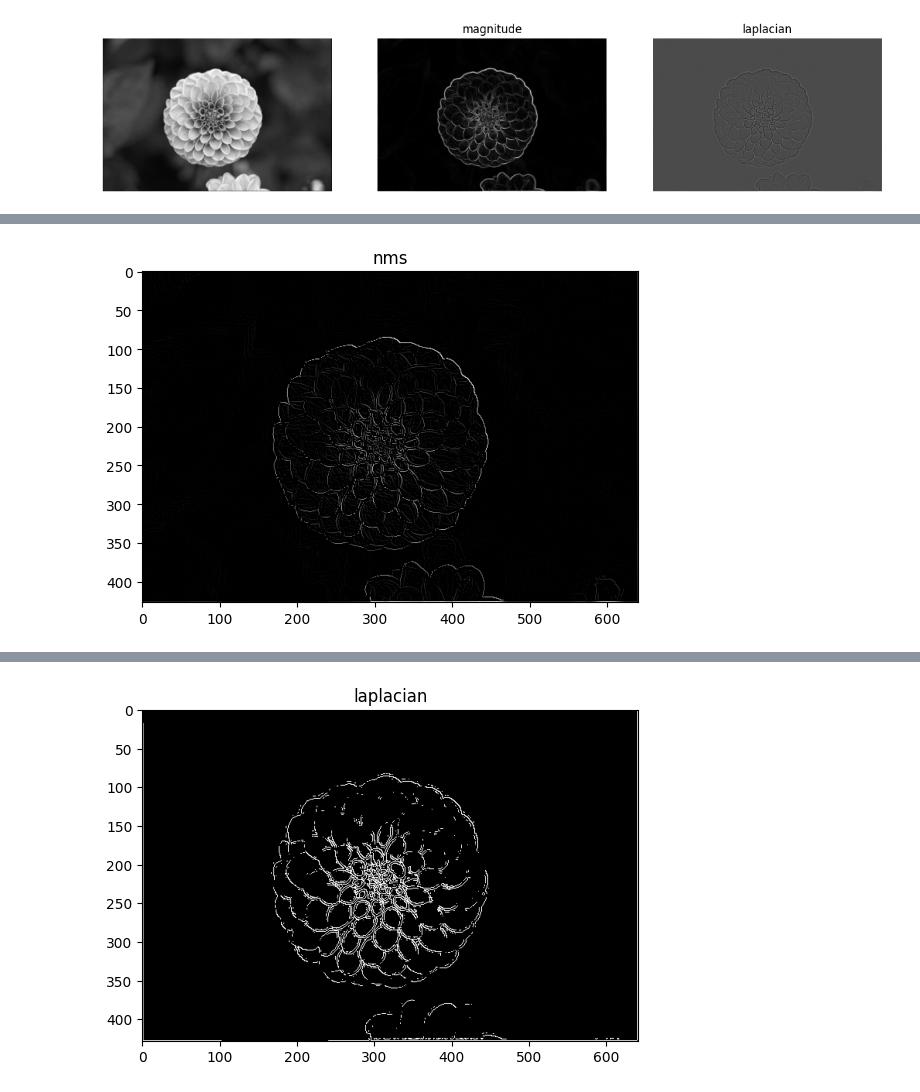
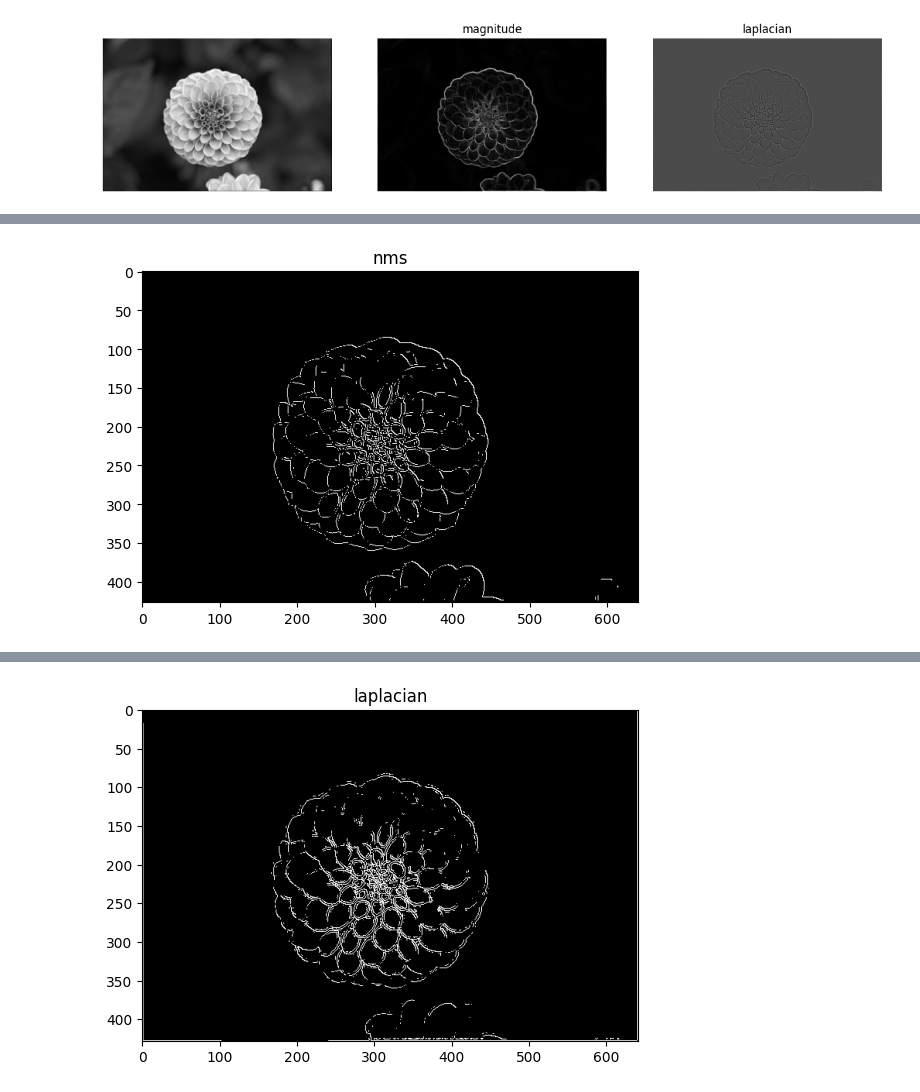
Before and after one commit to York-Citynew/edge_detection, a Jupyter notebook: edge_detection.ipynb, the cells around one changed output, grey strips where cells are left out. Drawn from its saved outputs; the diff is of its cells as text; code cells hidden in the pictures.

```diff
--- a/edge_detection.ipynb
+++ b/edge_detection.ipynb
@@ -85,3 +85,16 @@ ax3.imshow(laplacian, 'gray')
 # %% [output]
 <matplotlib.image.AxesImage at 0x...>
 [figure]
+# %%
+l, h = 50, 100
+edge_map = np.where(g_magnitude >= h, g_magnitude, 0)
+weak_edges = np.argwhere((h > g_magnitude) & (g_magnitude >= l))
+
+for i, j in weak_edges:
+    if np.any(edge_map[i-1:i+2, j-1:j+2] == 255):
+        edge_map[i, j] = g_magnitude[i,j]
+    else:
+        edge_map[i, j] = 0
+
+plt.title('manual canny')
+plt.imshow(edge_map,'gray')
@@ -88,28 +104,27 @@ ax3.imshow(laplacian, 'gray')
 # %%
-nms = np.copy(g_magnitude)
-rows, cols = g_magnitude.shape
-
+nms = np.zeros_like(edge_map, np.uint8)
+rows, cols = edge_map.shape
 for i in range(1, rows - 1):
     for j in range(1, cols - 1):
         angle = g_angle[i,j]
         q = [0, 0]
         if (-np.pi/8 <= angle < np.pi/8) or (7*np.pi/8 <= angle):
-            q[0] = g_magnitude[i,j+1]
-            q[1] = g_magnitude[i,j-1]
+            q[0] = edge_map[i,j+1]
+            q[1] = edge_map[i,j-1]
         elif (np.pi/8 <= angle < 3*np.pi/8):
-            q[0] = g_magnitude[i+1,j+1]
-            q[1] = g_magnitude[i-1,j-1]
+            q[0] = edge_map[i+1,j+1]
+            q[1] = edge_map[i-1,j-1]
         elif (3*np.pi/8 <= angle < 5*np.pi/8):
-            q[0] = g_magnitude[i+1,j]
-            q[1] = g_magnitude[i-1,j]
+            q[0] = edge_map[i+1,j]
+            q[1] = edge_map[i-1,j]
         else:
-            q[0] = g_magnitude[i-1,j+1]
-            q[1] = g_magnitude[i+1,j-1]
+            q[0] = edge_map[i-1,j+1]
+            q[1] = edge_map[i+1,j-1]
 
-        if g_magnitude[i,j] < max(*q):
-            nms[i,j] = 0
+        if edge_map[i,j] > max(*q):
+            nms[i,j] = 255
 plt.title('nms')
 plt.imshow(nms,'gray')
 plt.show()
 # %% [output]
-[figure, old version]
+[figure, new version]
```
Also changed, not shown: parts of 3 cells of this notebook.
